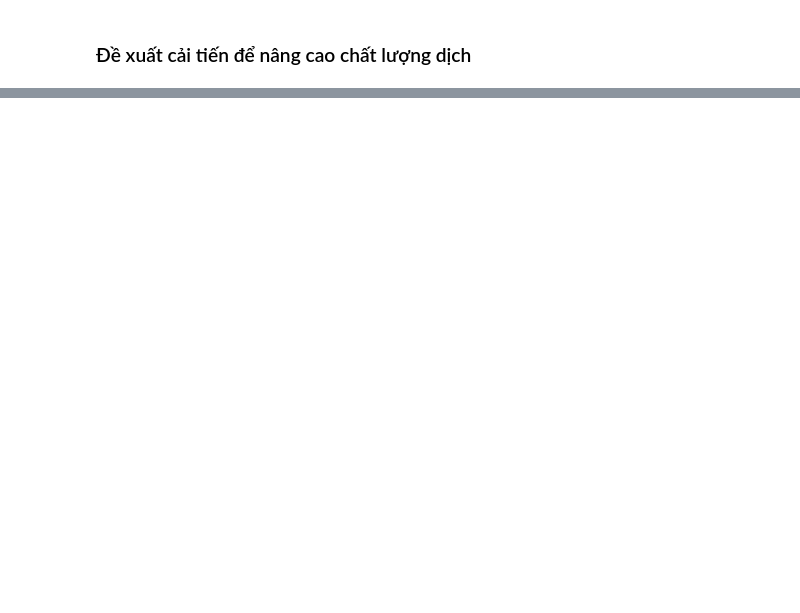
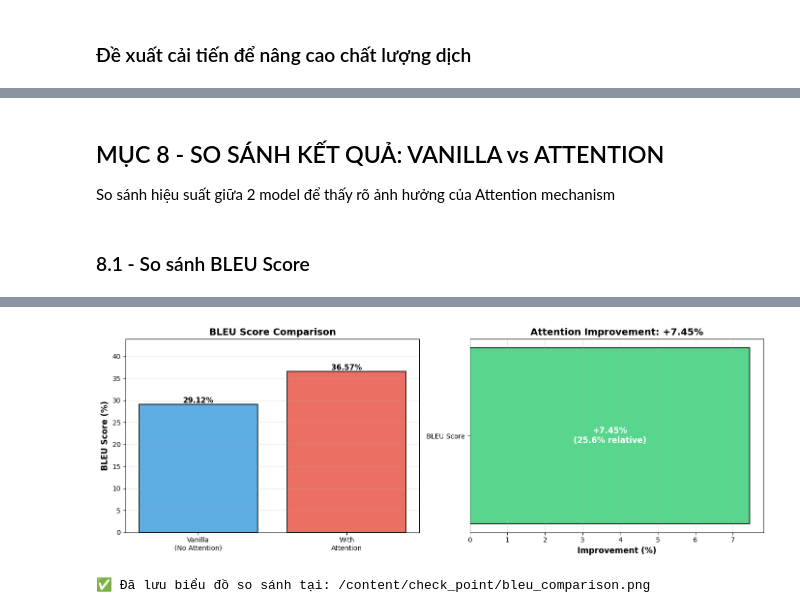
Before and after one commit to iamqthanq/NLP_CUOIKY, a Jupyter notebook: NLP_Do_An_EnFr_Translation.ipynb, the cells around one changed output, grey strips where cells are left out. Saved outputs shown, nothing was run; the diff lists cells and outputs as text; code cells hidden in the pictures; blank space fills up the shorter version.

```diff
--- a/NLP_Do_An_EnFr_Translation.ipynb
+++ b/NLP_Do_An_EnFr_Translation.ipynb
@@ -2117,0 +2491,73 @@ print(f"""
+# %% [markdown]
+## MỤC 8 - SO SÁNH KẾT QUẢ: VANILLA vs ATTENTION
+
+So sánh hiệu suất giữa 2 model để thấy rõ ảnh hưởng của Attention mechanism
+# %% [markdown]
+### 8.1 - So sánh BLEU Score
+# %%
+import matplotlib.pyplot as plt
+import numpy as np
+
+# ============ BẢNG SO SÁNH BLEU SCORE ============
+print("=" * 80)
+print("SO SÁNH BLEU SCORE: VANILLA vs ATTENTION")
+print("=" * 80)
+
+comparison_data = {
+    'Model': ['Vanilla (No Attention)', 'With Attention'],
+    'BLEU Score (%)': [bleu_score, bleu_score_attn],
+    'Improvement': ['-', f'+{bleu_score_attn - bleu_score:.2f}%']
+}
+
+print(f"\n{'Model':<25} {'BLEU Score':<15} {'Improvement':<15}")
+print("-" * 80)
+for i in range(len(comparison_data['Model'])):
+    print(f"{comparison_data['Model'][i]:<25} {comparison_data['BLEU Score (%)'][i]:<15.2f} {comparison_data['Improvement'][i]:<15}")
+
+print("=" * 80)
+
+# Tính % cải thiện
+improvement_pct = ((bleu_score_attn - bleu_score) / bleu_score) * 100
+print(f"\n📈 CẢI THIỆN: {improvement_pct:.1f}% (tương đối)")
+print(f"   Vanilla: {bleu_score:.2f}%")
+print(f"   Attention: {bleu_score_attn:.2f}%")
+print(f"   Chênh lệch: +{bleu_score_attn - bleu_score:.2f}%")
+
+# ============ VẼ BIỂU ĐỒ SO SÁNH ============
+fig, axes = plt.subplots(1, 2, figsize=(14, 5))
+
+# Chart 1: Bar chart so sánh BLEU
+ax1 = axes[0]
+models = ['Vanilla\n(No Attention)', 'With\nAttention']
+bleu_scores = [bleu_score, bleu_score_attn]
+colors = ['#3498db', '#e74c3c']
+
+bars = ax1.bar(models, bleu_scores, color=colors, alpha=0.8, edgecolor='black', linewidth=1.5)
+ax1.set_ylabel('BLEU Score (%)', fontsize=12, fontweight='bold')
+ax1.set_title('BLEU Score Comparison', fontsize=14, fontweight='bold')
+ax1.set_ylim([0, max(bleu_scores) * 1.2])
+ax1.grid(axis='y', alpha=0.3)
+
+# Thêm giá trị lên cột
+for bar, score in zip(bars, bleu_scores):
+    height = bar.get_height()
+    ax1.text(bar.get_x() + bar.get_width()/2., height,
+            f'{score:.2f}%',
+            ha='center', va='bottom', fontsize=11, fontweight='bold')
+
+# Chart 2: Improvement visualization
+ax2 = axes[1]
+improvement_abs = bleu_score_attn - bleu_score
+ax2.barh(['BLEU Score'], [improvement_abs], color='#2ecc71', alpha=0.8, edgecolor='black', linewidth=1.5)
+ax2.set_xlabel('Improvement (%)', fontsize=12, fontweight='bold')
+ax2.set_title(f'Attention Improvement: +{improvement_abs:.2f}%', fontsize=14, fontweight='bold')
+ax2.text(improvement_abs/2, 0, f'+{improvement_abs:.2f}%\n({improvement_pct:.1f}% relative)',
+         ha='center', va='center', fontsize=12, fontweight='bold', color='white')
+ax2.grid(axis='x', alpha=0.3)
+
+plt.tight_layout()
+plt.savefig(CHECKPOINT_DIR / 'bleu_comparison.png', dpi=150, bbox_inches='tight')
+plt.show()
+
+print("\n✅ Đã lưu biểu đồ so sánh tại:", CHECKPOINT_DIR / 'bleu_comparison.png')
+# %% [output]
@@ -2117,0 +2578,2 @@ print(f"""
+[figure, added]
+✅ Đã lưu biểu đồ so sánh tại: /content/check_point/bleu_comparison.png
```
Also changed, not shown: parts of 47 cells of this notebook, 23 other files.
